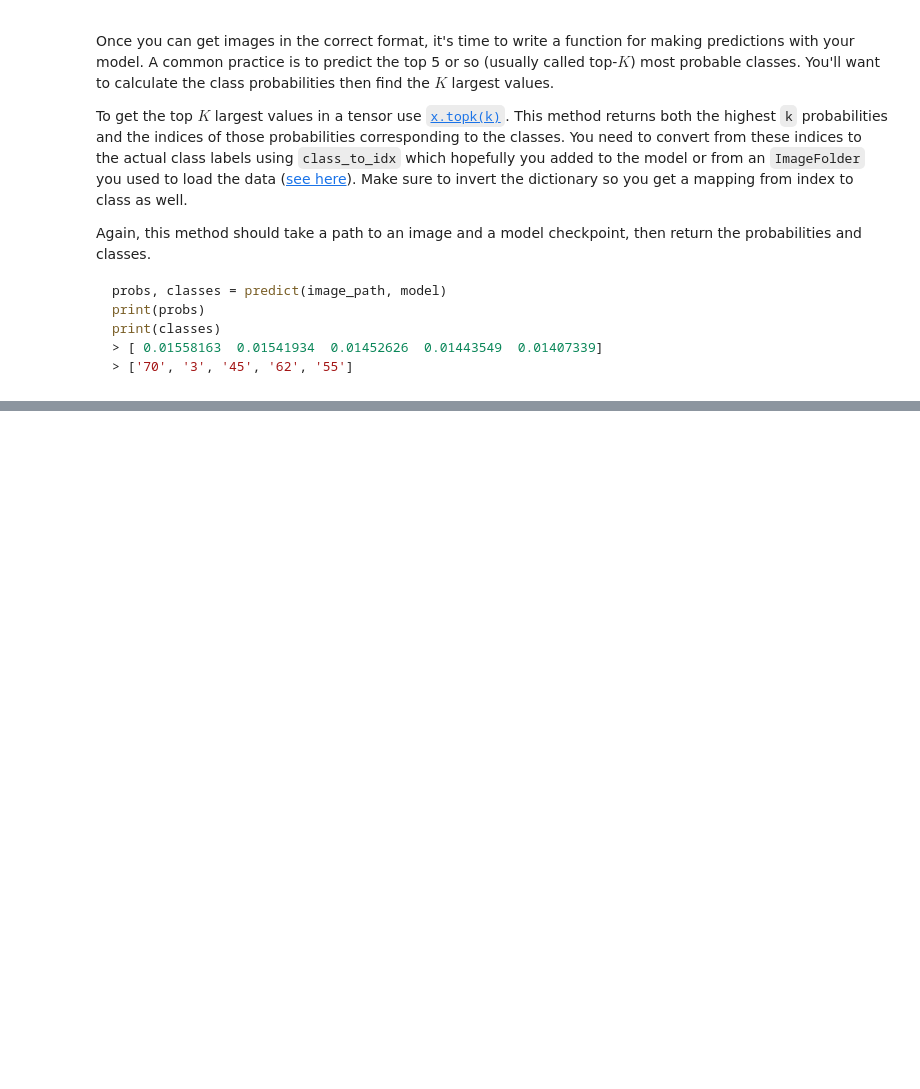
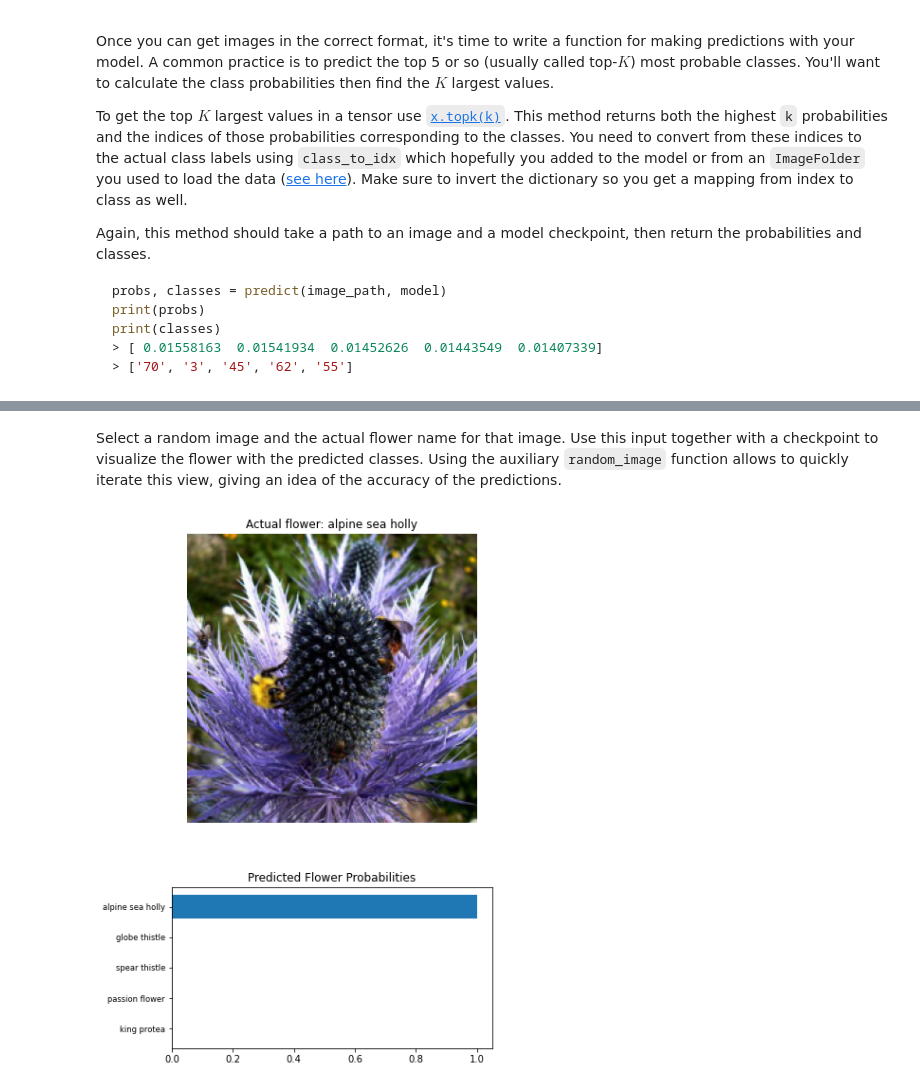
Before and after one commit to jorisboeye/aipnd-project, a Jupyter notebook: Image Classifier Project.ipynb, the cells around one changed output, grey strips where cells are left out. Drawn from its saved outputs; the diff is of its cells as text; code cells hidden in the pictures; blank space fills up the shorter version.

```diff
--- a/Image Classifier Project.ipynb
+++ b/Image Classifier Project.ipynb
@@ -402,0 +477,14 @@ def predict(image_path, model, topk=5):
+# %%
+def predict(image_path, checkpoint, topk=5, device=None):
+    model, _ = load_checkpoint(checkpoint, device=device)
+    model.eval()
+    if device is None:
+        device = get_device()
+    inputs = torch.Tensor(process_image(Image.open(image_path))).to(device)
+    # TODO: Implement the code to predict the class from an image file
+    outputs = model(inputs[None, :, :, :])
+    ps = torch.exp(outputs)
+    top_p, top_idx = ps.topk(topk, dim=1)
+    probs = list(top_p.cpu().detach().numpy()[0])
+    classes = [model.idx_to_class[idx] for idx in top_idx.cpu().numpy()[0]]
+    return probs, classes
@@ -402,0 +501,4 @@ def predict(image_path, model, topk=5):
+# %%
+def predict_names(image_path, checkpoint, topk=5, device=None):
+    probs, classes = predict(image_path, checkpoint, topk, device=device)
+    return probs, [cat_to_name[c] for c in classes]
@@ -412,0 +518,31 @@ You can convert from the class integer encoding to actual flower names with the
+# %%
+def random_image():
+    """Select a random image from the test images."""
+    test_folder = Path().cwd() / "flowers" / "test"
+    image_folders = {cat_to_name[f.stem]: f for f in test_folder.iterdir() if f.is_dir()}
+    flower = random.choice(list(image_folders.keys()))
+    images = list(image_folders[flower].glob("*.jpg"))
+    return flower, random.choice(images)
+# %%
+def evaluate_flower(actual_flower, image_path, checkpoint):
+    probs, names = predict_names(image_path, checkpoint)
+    image = process_image(Image.open(image_path))
+    fig, ax = plt.subplots(figsize=(6, 9), nrows=2)
+    ax[0].set_title(f"Actual flower: {actual_flower}")
+    ax[0] = imshow(torch.Tensor(image), ax=ax[0])
+    ax[0].axis('off')
+    ax[1].barh(np.arange(len(probs)), probs)
+    ax[1].set_aspect(0.1)
+    ax[1].set_yticks(np.arange(len(probs)))
+    ax[1].set_yticklabels(names, size='small')
+    ax[1].set_title('Predicted Flower Probabilities')
+    ax[1].invert_yaxis()
+    plt.tight_layout()
+    return fig, ax
+# %% [markdown]
+Select a random image and the actual flower name for that image. Use this input together with a checkpoint to visualize the flower with the predicted classes. Using the auxiliary `random_image` function allows to quickly iterate this view, giving an idea of the accuracy of the predictions.
+# %%
+flower, image_path = random_image()
+fig, ax = evaluate_flower(flower, image_path, "checkpoint.pth")
+# %% [output]
+[figure, added]
```
Also changed, not shown: parts of 37 cells of this notebook, 1 other file.
